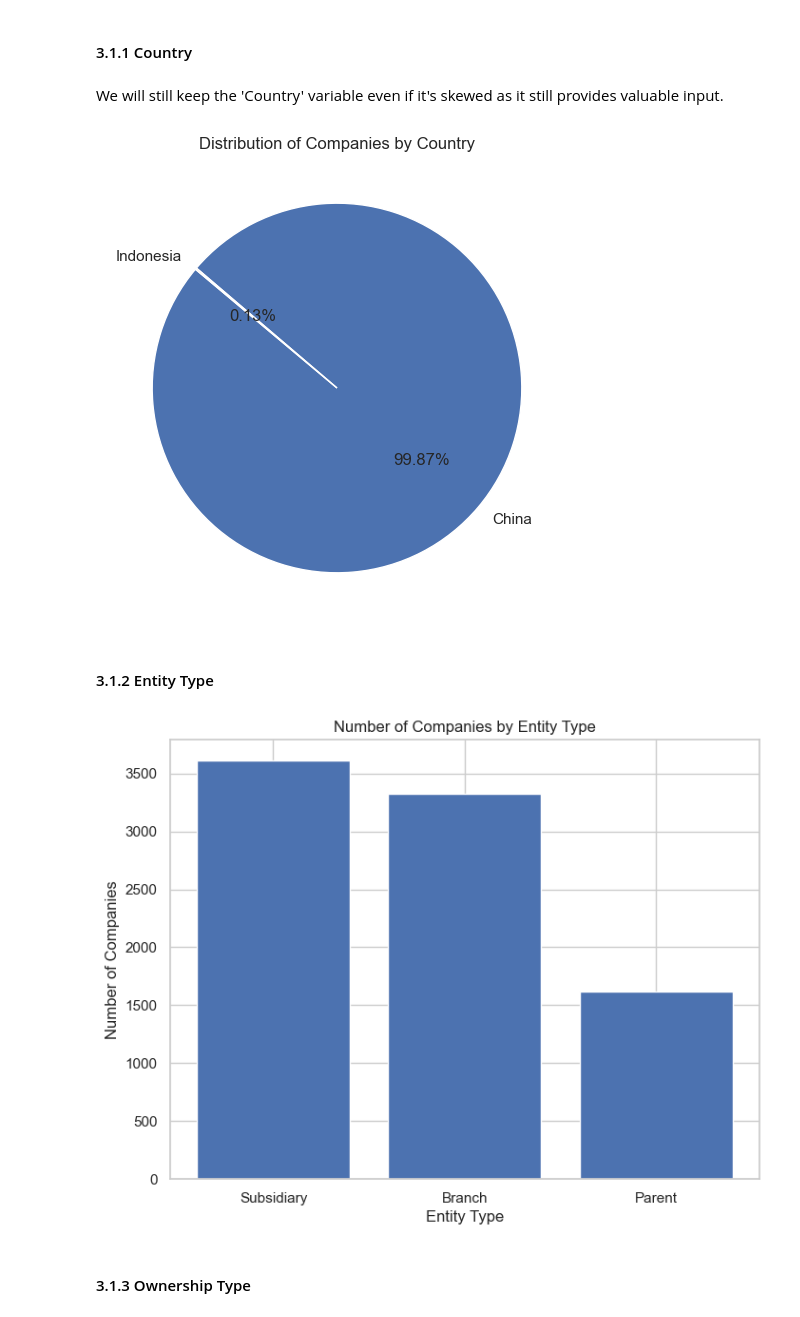
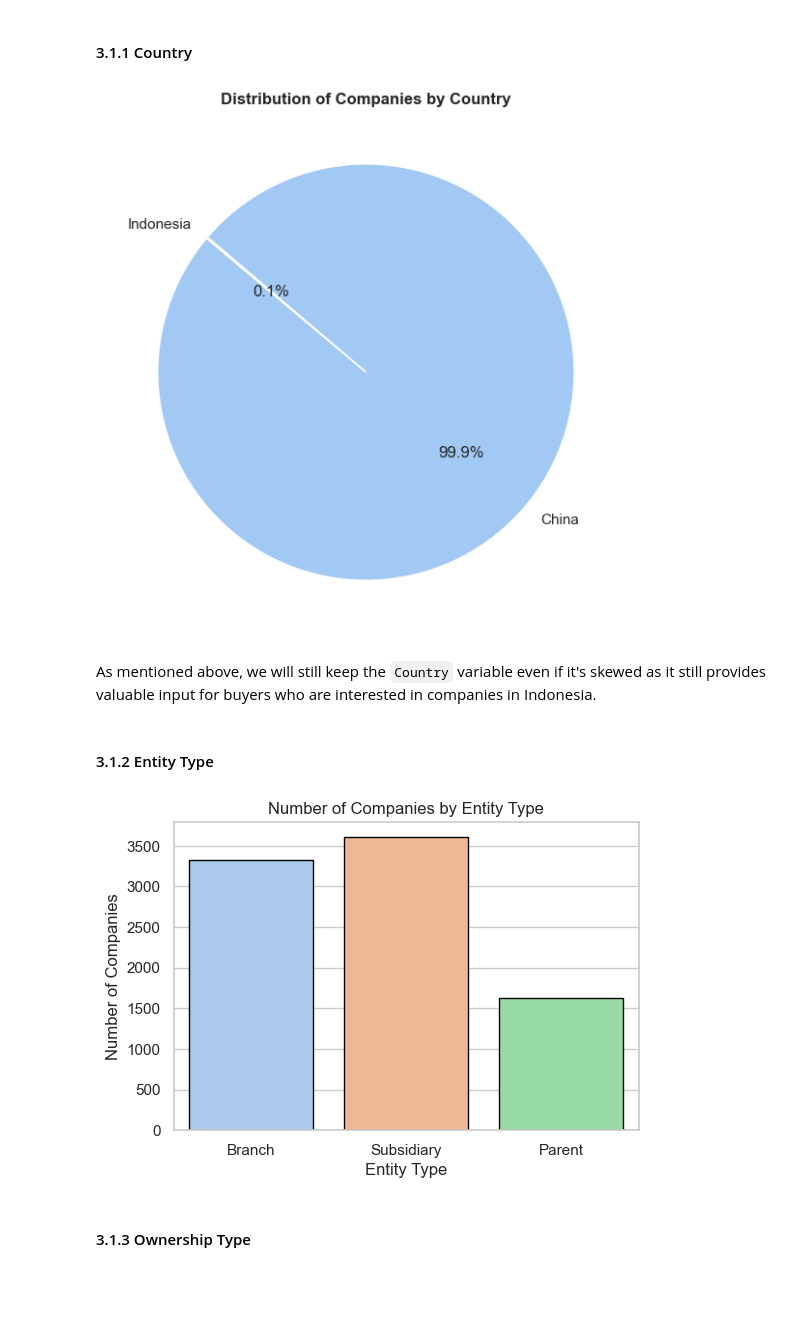
Before and after one commit to racxxhel/Corp_Intelligence, a Jupyter notebook: src/CAT_A_ACC.ipynb, the cells around one changed output. Drawn from its saved outputs; the diff is of its cells as text; code cells hidden in the pictures; blank space fills up the shorter version.

Commit message:
Cleaned data

```diff
--- a/src/CAT_A_ACC.ipynb
+++ b/src/CAT_A_ACC.ipynb
@@ -54,3 +51,0 @@ data.shape
-# %%
-# Checking if same standardisation
-data['Country'] = data['Country'].str.strip().str.title()
@@ -56,0 +140,5 @@ data['Country'] = data['Country'].str.strip().str.title()
+# %%
+cols_to_drop = set(suggested_drops) - {'Country', 'Parent Country/Region', 'No. of Desktops', 'No. of Laptops', 'No. of Servers', 'No. of Storage Devices'}
+cols_to_drop = list(cols_to_drop)
+print(f"\nFinal columns to drop ({len(cols_to_drop)} columns):")
+print(cols_to_drop)
@@ -56,0 +148,2 @@ data['Country'] = data['Country'].str.strip().str.title()
+# %%
+dropped_data = data.drop(columns=cols_to_drop)
@@ -62,32 +159,36 @@ data['Country'] = data['Country'].str.strip().str.title()
 To explore the variables on its own and examine its distribution and analyse its patterns. We will be doing this for selected variables.
 # %% [markdown]
 #### 3.1.1 Country
-# %% [markdown]
-We will still keep the 'Country' variable even if it's skewed as it still provides valuable input.
 # %%
-# Count how many companies are in each country
-country_counts = data['Country'].value_counts()
+dropped_data['Country'] = dropped_data['Country'].str.strip().str.title()
+country_counts = dropped_data['Country'].value_counts()
 
-# Plot pie chart
-plt.figure(figsize=(6,6))
-plt.pie(country_counts, labels=country_counts.index, autopct=lambda p: '{:.2f}%'.format(p), startangle=140)
-plt.title('Distribution of Companies by Country')
+colors = sns.color_palette('pastel')[0:len(country_counts)]
+
+plt.figure(figsize=(7, 7))
+plt.pie(country_counts,
+        labels=country_counts.index,
+        colors=colors,
+        autopct='%.1f%%',
+        startangle=140,
+        wedgeprops={'edgecolor': 'white'})
+
+plt.title('Distribution of Companies by Country', fontweight='bold')
 plt.show()
 # %% [output]
-[figure, old version]
+[figure, new version]
+# %% [markdown]
+As mentioned above, we will still keep the `Country` variable even if it's skewed as it still provides valuable input for buyers who are interested in companies in Indonesia.
 # %% [markdown]
 #### 3.1.2 Entity Type
 # %%
-# Count how many companies are in each Entity Type
-entity_counts = data['Entity Type'].value_counts()
-
-plt.figure(figsize=(8,6))
-plt.bar(entity_counts.index, entity_counts.values)
+plt.figure(figsize=(6, 4))
+sns.countplot(dropped_data, x='Entity Type', palette='pastel', edgecolor='black')
 plt.xlabel('Entity Type')
 plt.ylabel('Number of Companies')
 plt.title('Number of Companies by Entity Type')
 plt.show()
 # %% [output]
-[figure, old version]
+[figure, new version]
 # %% [markdown]
 #### 3.1.3 Ownership Type
```
Also changed, not shown: parts of 13 cells of this notebook.
